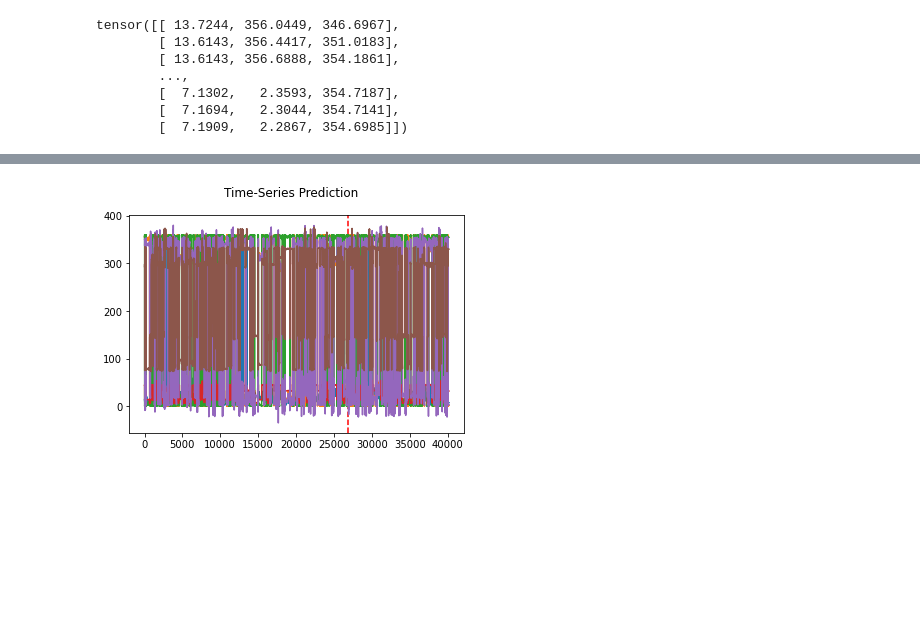
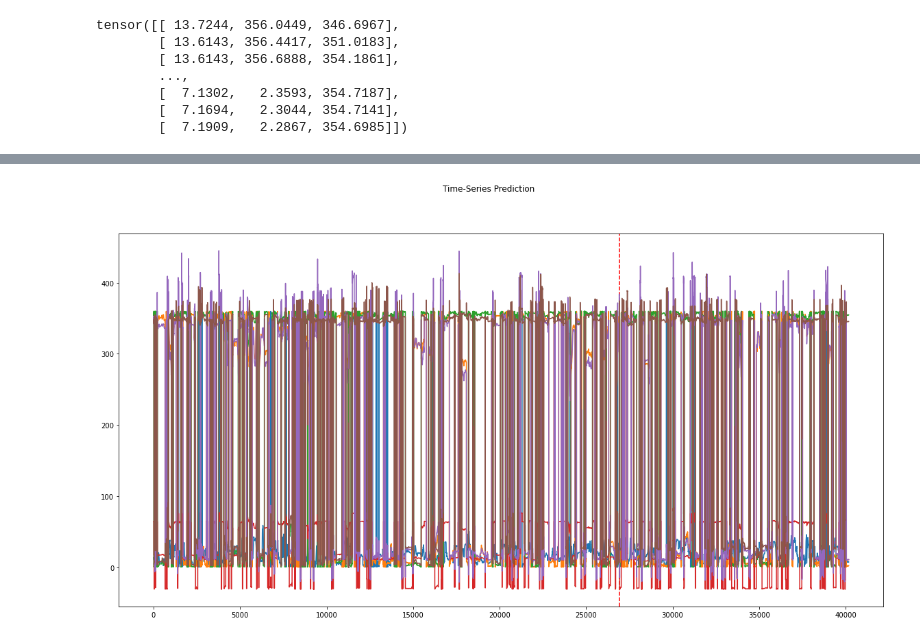
Before and after one commit to artyaltanzaya/6DoFVR, a Jupyter notebook: baseline.ipynb, the cells around one changed output, grey strips where cells are left out. Saved outputs shown, nothing was run; the diff lists cells and outputs as text; code cells hidden in the pictures; blank space fills up the shorter version.

```diff
--- a/baseline.ipynb
+++ b/baseline.ipynb
@@ -73,2 +85,0 @@ plt.show()
-# %%
-training_set = all_set[:,3:]
@@ -450,18 +470,18 @@ Epoch: 190, loss: 0.03224
 # %%
 lstm.eval()
 train_predict = lstm(f_data_x)
 
 data_predict = train_predict.data.numpy()
 dataY_plot = f_data_y.data.numpy()
 
 data_predict = sc.inverse_transform(data_predict)
 dataY_plot = sc.inverse_transform(dataY_plot)
-
+plt.figure(figsize=(20,10))
 plt.axvline(x=train_size, c='r', linestyle='--')
 
 plt.plot(dataY_plot)
 plt.plot(data_predict)
 plt.suptitle('Time-Series Prediction')
 plt.show()
 # %% [output]
-[figure, old version]
+[figure, new version]
```
Also changed, not shown: parts of 16 cells of this notebook, 3 other files.
